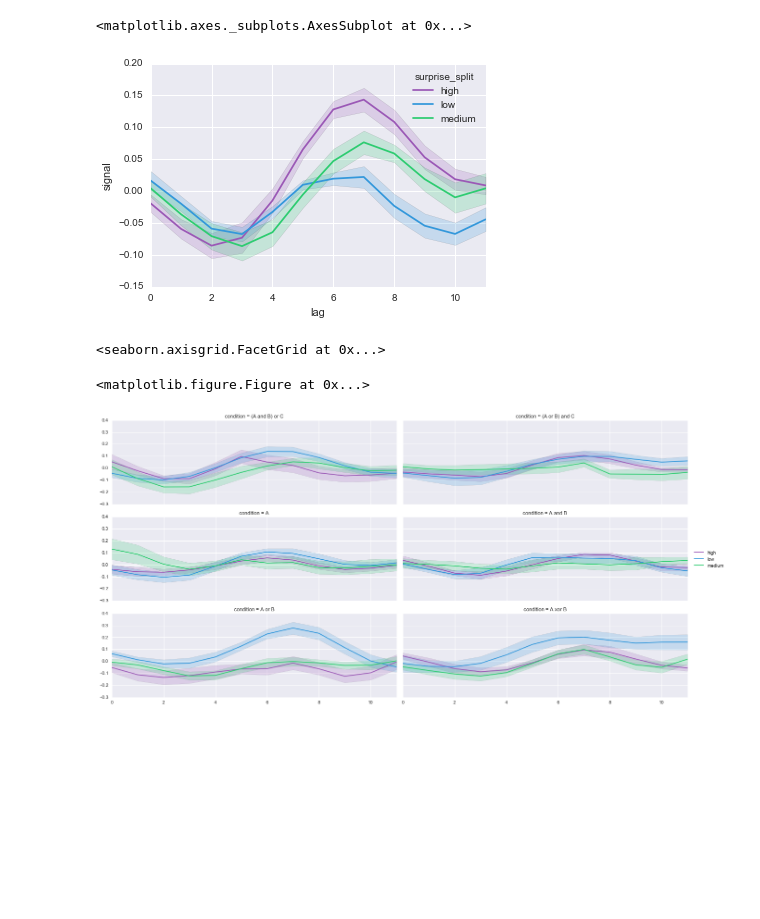
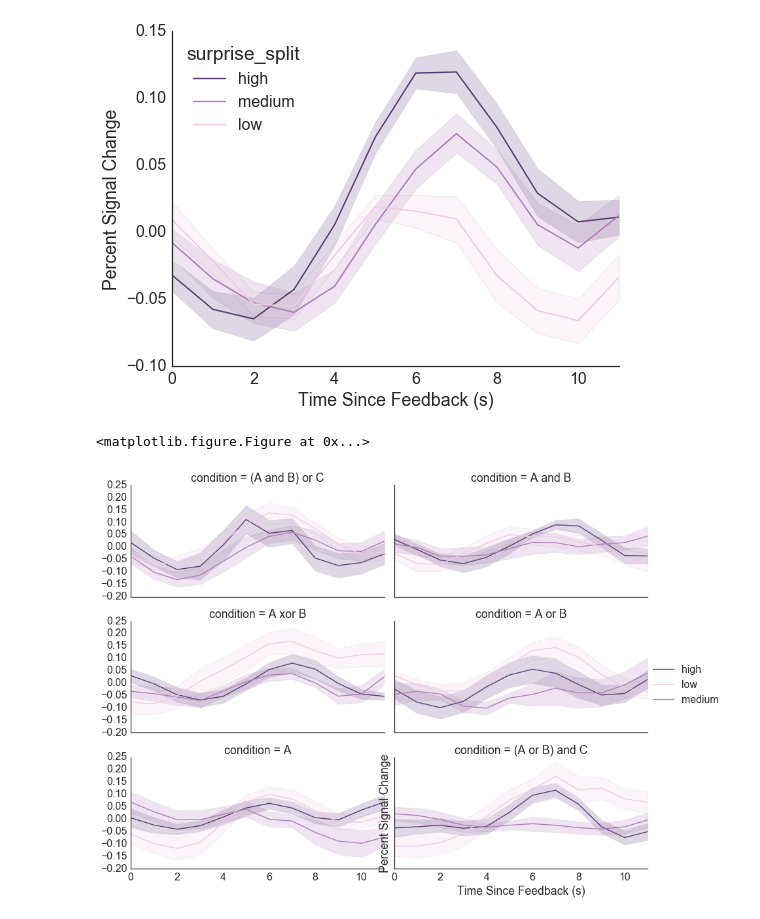
Before and after one commit to iancballard/rule_learning, a Jupyter notebook: roi_analysis.ipynb, the cells around one changed output. Drawn from its saved outputs; the diff is of its cells as text; code cells hidden in the pictures; blank space fills up the shorter version.

```diff
--- a/roi_analysis.ipynb
+++ b/roi_analysis.ipynb
@@ -199,12 +276,18 @@ g.map_dataframe(sns.tsplot, time="lag", unit="sub",
 # %%
 def split_chunks(x,param):
     if x < np.percentile(df[param], 33):
-        return 'low'
+        return 'low',0
     elif x < np.percentile(df[param], 66):
-        return 'medium'
+        return 'medium',1
     else:
-        return 'high'
+        return 'high',2
 # %%
-df['pe_split'] = [split_chunks(x,'pe') for x in df['pe']]
+df['pe_split'] = [split_chunks(x,'pe')[0] for x in df['pe']]
+df['pe_split_tercile'] = [split_chunks(x,'pe')[1] for x in df['pe']]
 # %%
-df['surprise_split'] = [split_chunks(x,'surprise') for x in df['surprise']]
+df['surprise_split'] = [split_chunks(x,'surprise')[0] for x in df['surprise']]
+df['surprise_split_tercile'] = [split_chunks(x,'surprise')[1] for x in df['surprise']]
+# %%
+pal_kws = dict(start=0, light=.3, dark=.85)
+palette = sns.cubehelix_palette(3, rot=.2, **pal_kws)
+sns.palplot(palette)
@@ -218,18 +311,29 @@ sns.tsplot(time = 'lag',value = 'signal',unit = 'sub',condition = 'pe_split',
 # %%
 fig_df = df.groupby(['sub','lag','surprise_split']).mean().reset_index()
-sns.tsplot(time = 'lag',value = 'signal',unit = 'sub',condition = 'surprise_split',
-           data = fig_df,color = sns.color_palette(flatui))
+fig_df = fig_df.sort_values(by = 'surprise_split_tercile', ascending = False)
+sns.tsplot(time = 'lag',
+           value = 'signal',
+           unit = 'sub',
+           condition = 'surprise_split',
+           data = fig_df,
+           color = palette)
+sns.despine()
+plt.ylabel('Percent Signal Change')
+plt.xlabel('Time Since Feedback (s)')
+plt.savefig('../figures/revision/surprise_striatum.svg',bbox_inches = 'tight',dpi=300)
 # %% [output]
-<matplotlib.axes._subplots.AxesSubplot at 0x...>
-[figure, old version]
+[figure, new version]
 # %%
 fig_df = df.groupby(['sub','lag','pe_split','condition']).mean().reset_index()
+fig_df = fig_df.sort_values(by = ['pe_split_tercile'], ascending = False)
 plt.figure(figsize=(8, 20))
-g = sns.FacetGrid(fig_df, col='condition',col_wrap = 2, aspect = 3)
+g = sns.FacetGrid(fig_df, col='condition',col_wrap = 2, aspect = 2)
 g.map_dataframe(sns.tsplot, time="lag", unit="sub",
-                value="signal", condition = 'pe_split',color = sns.color_palette(flatui)).add_legend()
-# plt.savefig(home_dir + '/figures/model_fits_noise.png',dpi=600)
+                value="signal", condition = 'pe_split',color = palette).add_legend()
+sns.despine()
+plt.ylabel('Percent Signal Change')
+plt.xlabel('Time Since Feedback (s)')
+plt.savefig('../figures/revision/pe_striatum_condition.png',dpi=300)
 # %% [output]
-<seaborn.axisgrid.FacetGrid at 0x...>
+<matplotlib.figure.Figure at 0x...>
-<matplotlib.figure.Figure at 0x...>
-[figure, old version]
+[figure, new version]
```
Also changed, not shown: parts of 37 cells of this notebook.
